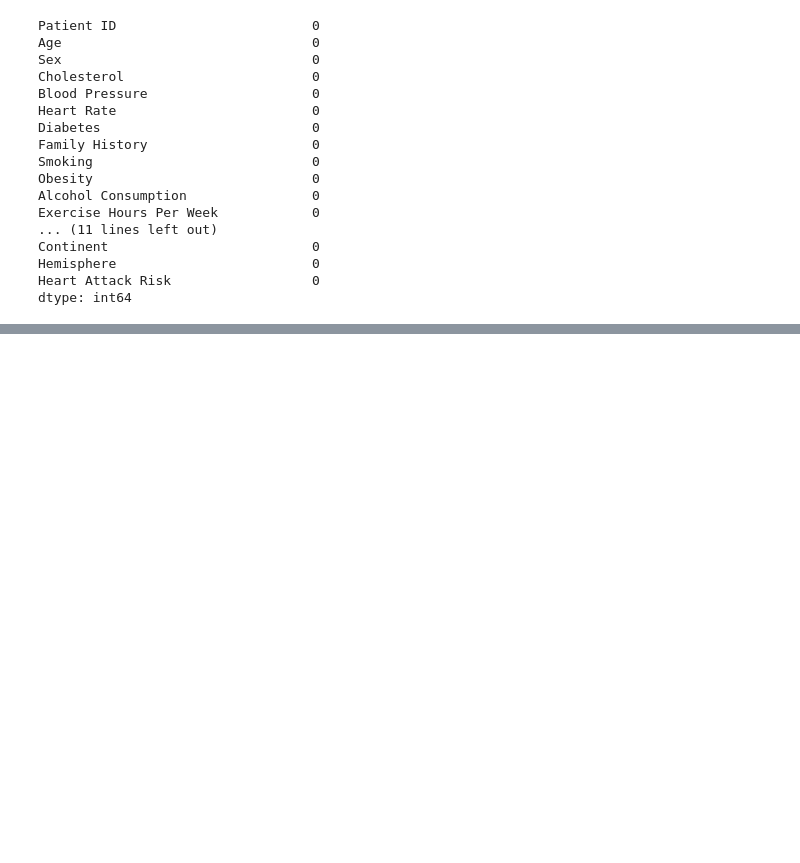
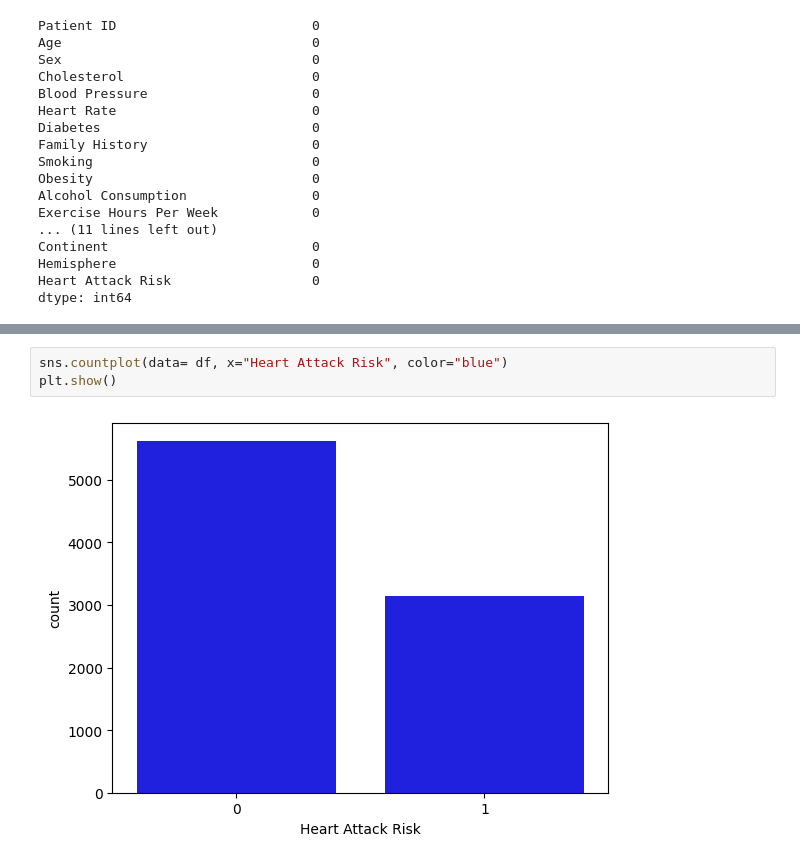
Before and after one commit to DaramNikhil/Heart-attack-risk-prediction, a Jupyter notebook: notebook/data_analysis.ipynb, the cells around one changed output, grey strips where cells are left out. Cells and saved outputs as stored; diff of their text form; blank space fills up the shorter version.

```diff
--- a/notebook/data_analysis.ipynb
+++ b/notebook/data_analysis.ipynb
@@ -42,0 +116,5 @@ df.info()
+# %%
+sns.countplot(data= df, x="Heart Attack Risk", color="blue")
+plt.show()
+# %% [output]
+[figure, added]
```
Also changed, not shown: parts of 9 cells of this notebook, 7 other files.
